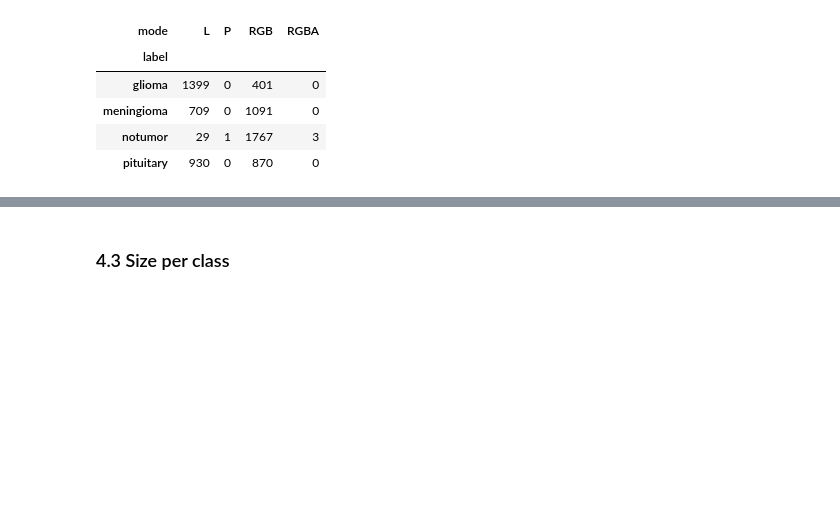
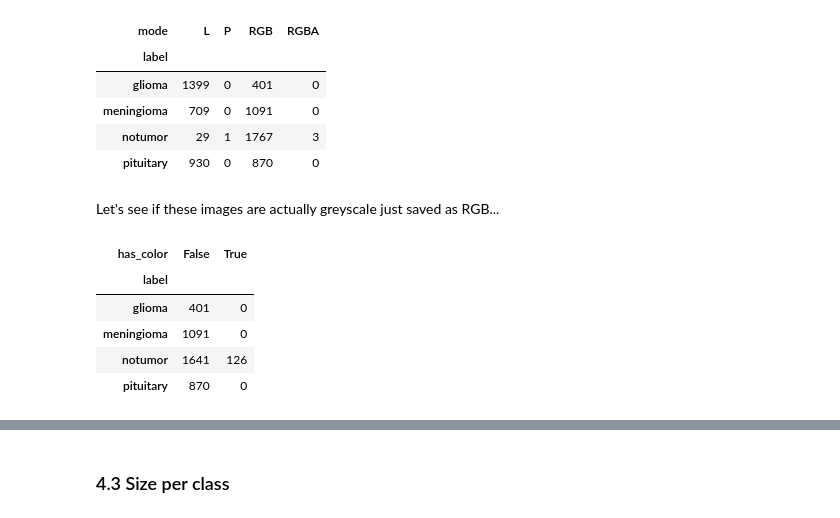
Before and after one commit to brieq/brain-tumor-mri-classification, a Jupyter notebook: notebooks/01_eda.ipynb, the cells around one changed output, grey strips where cells are left out. Saved outputs shown, nothing was run; the diff lists cells and outputs as text; code cells hidden in the pictures; blank space fills up the shorter version.

```diff
--- a/notebooks/01_eda.ipynb
+++ b/notebooks/01_eda.ipynb
@@ -97,3 +97,17 @@ pd.crosstab(df["label"], df["mode"])
 | meningioma | 709 | 0 | 1091 | 0 |
 | notumor | 29 | 1 | 1767 | 3 |
 | pituitary | 930 | 0 | 870 | 0 |
+# %% [markdown]
+Let's see if these images are actually greyscale just saved as RGB...
+# %%
+rgb = df[df["mode"] == "RGB"].copy()
+rgb["color"] = [np.ptp(np.asarray(Image.open(p)), axis=2).mean() for p in rgb["path"]]
+rgb["has_color"] = rgb["color"] > 0
+pd.crosstab(rgb["label"], rgb["has_color"])
+# %% [output]
+| has_color | False | True |
+| label |  |  |
+| glioma | 401 | 0 |
+| meningioma | 1091 | 0 |
+| notumor | 1641 | 126 |
+| pituitary | 870 | 0 |
```
Also changed, not shown: parts of 5 cells of this notebook.
